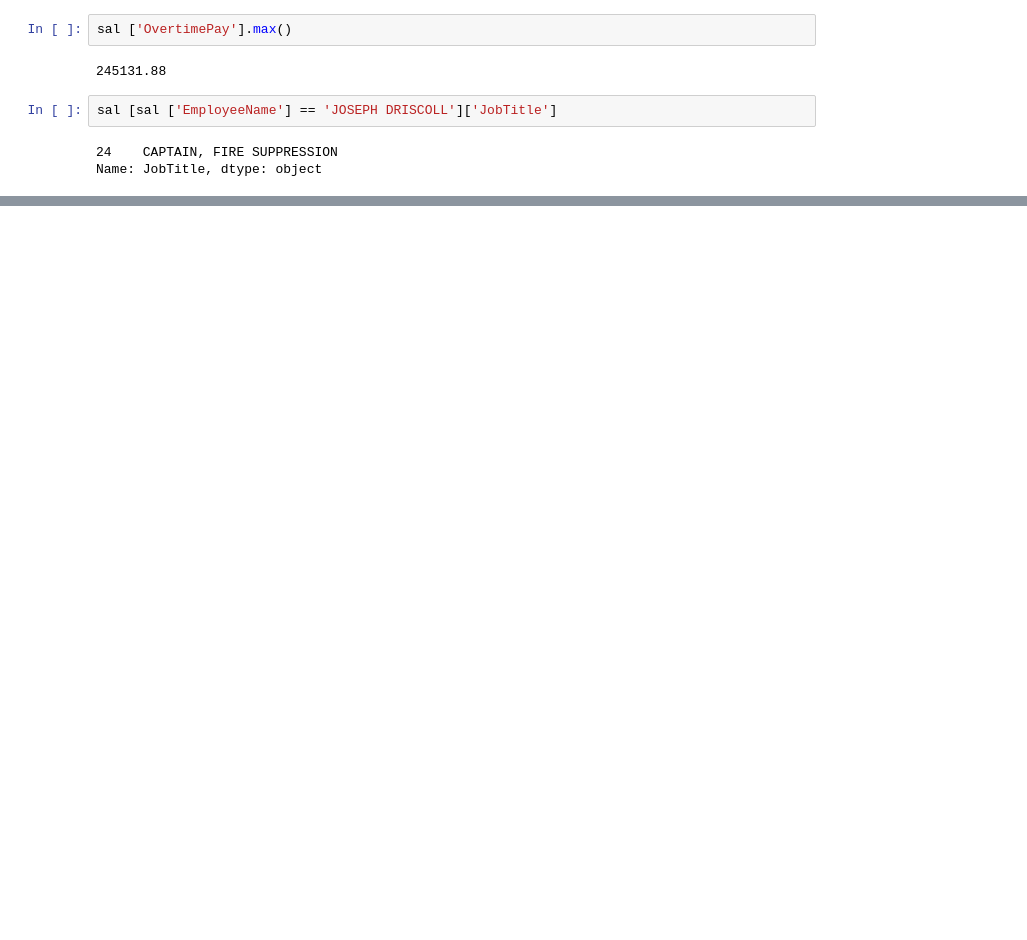
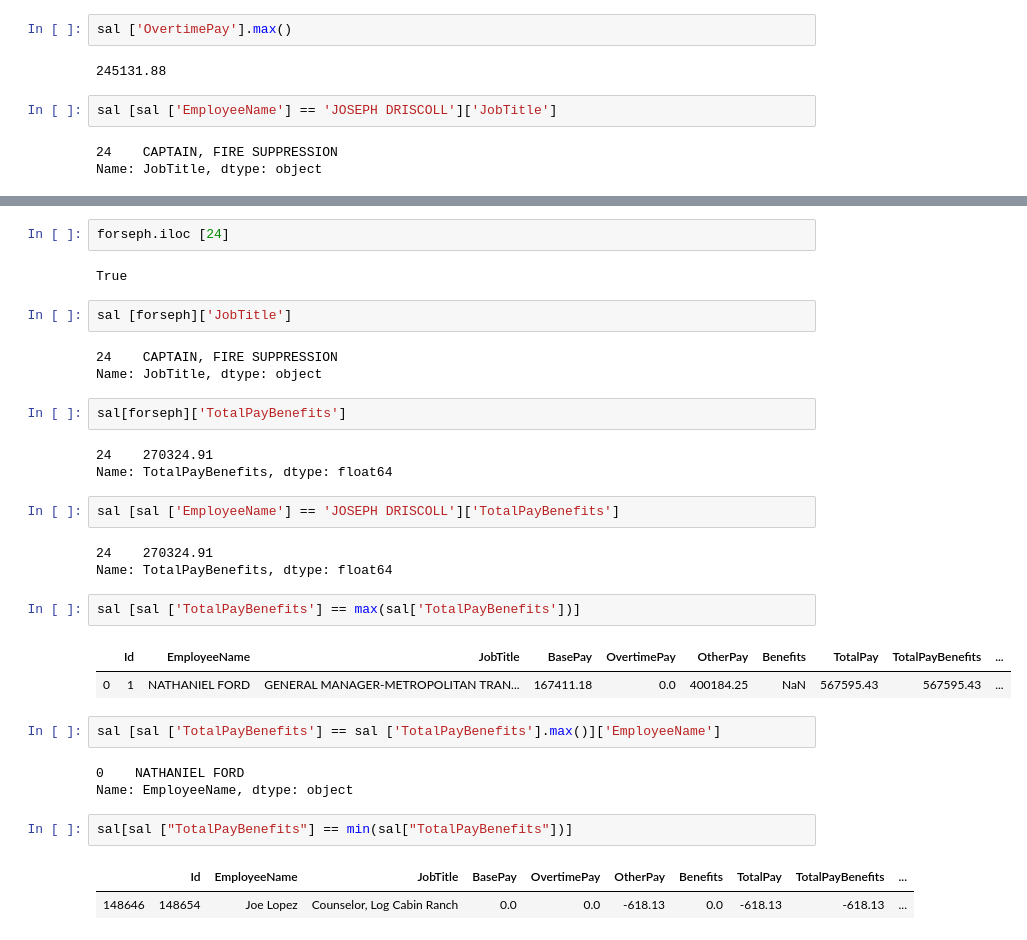
Before and after one commit to Sojiknight/PyDatSciStuds, a Jupyter notebook: Untitled10.ipynb, the cells around one changed output, grey strips where cells are left out. Saved outputs shown, nothing was run; the diff lists cells and outputs as text; blank space fills up the shorter version.

```diff
--- a/Untitled10.ipynb
+++ b/Untitled10.ipynb
@@ -1927,0 +1945,34 @@ Name: JobTitle, dtype: object
+# %%
+forseph.iloc [24]
+# %% [output]
+True
+# %%
+sal [forseph]['JobTitle']
+# %% [output]
+24    CAPTAIN, FIRE SUPPRESSION
+Name: JobTitle, dtype: object
+# %%
+sal[forseph]['TotalPayBenefits']
+# %% [output]
+24    270324.91
+Name: TotalPayBenefits, dtype: float64
+# %%
+sal [sal ['EmployeeName'] == 'JOSEPH DRISCOLL']['TotalPayBenefits']
+# %% [output]
+24    270324.91
+Name: TotalPayBenefits, dtype: float64
+# %%
+sal [sal ['TotalPayBenefits'] == max(sal['TotalPayBenefits'])]
+# %% [output]
+|  | Id | EmployeeName | JobTitle | BasePay | OvertimePay | OtherPay | Benefits | TotalPay | TotalPayBenefits | ... |
+| 0 | 1 | NATHANIEL FORD | GENERAL MANAGER-METROPOLITAN TRAN... | 167411.18 | 0.0 | 400184.25 | NaN | 567595.43 | 567595.43 | ... |
+# %%
+sal [sal ['TotalPayBenefits'] == sal ['TotalPayBenefits'].max()]['EmployeeName']
+# %% [output]
+0    NATHANIEL FORD
+Name: EmployeeName, dtype: object
+# %%
+sal[sal ["TotalPayBenefits"] == min(sal["TotalPayBenefits"])]
+# %% [output]
+|  | Id | EmployeeName | JobTitle | BasePay | OvertimePay | OtherPay | Benefits | TotalPay | TotalPayBenefits | ... |
+| 148646 | 148654 | Joe Lopez | Counselor, Log Cabin Ranch | 0.0 | 0.0 | -618.13 | 0.0 | -618.13 | -618.13 | ... |
```
Also changed, not shown: parts of 15 cells of this notebook.
